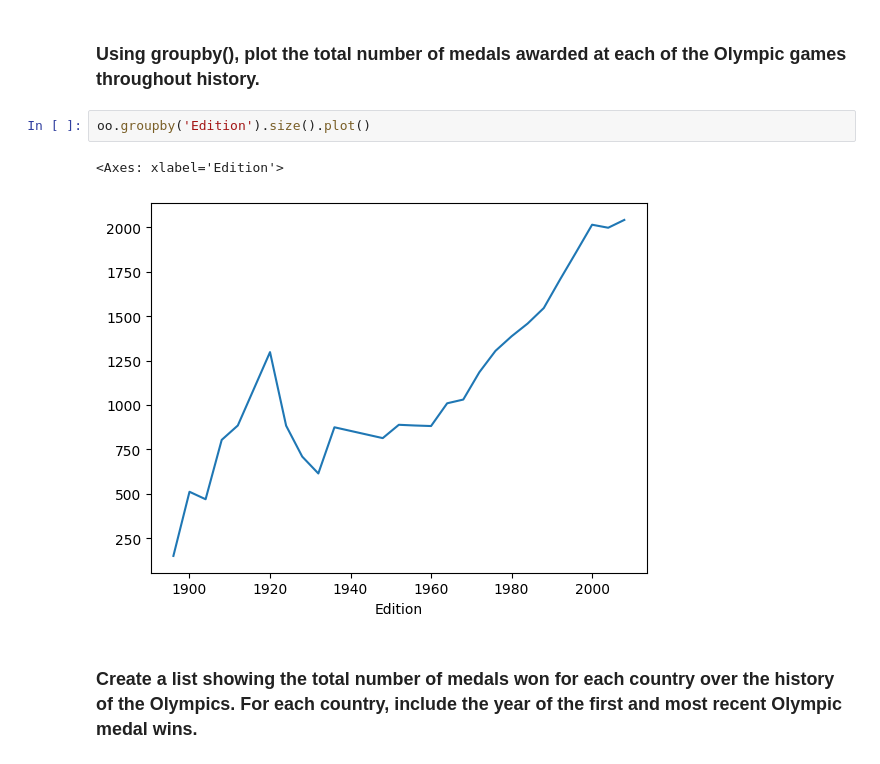
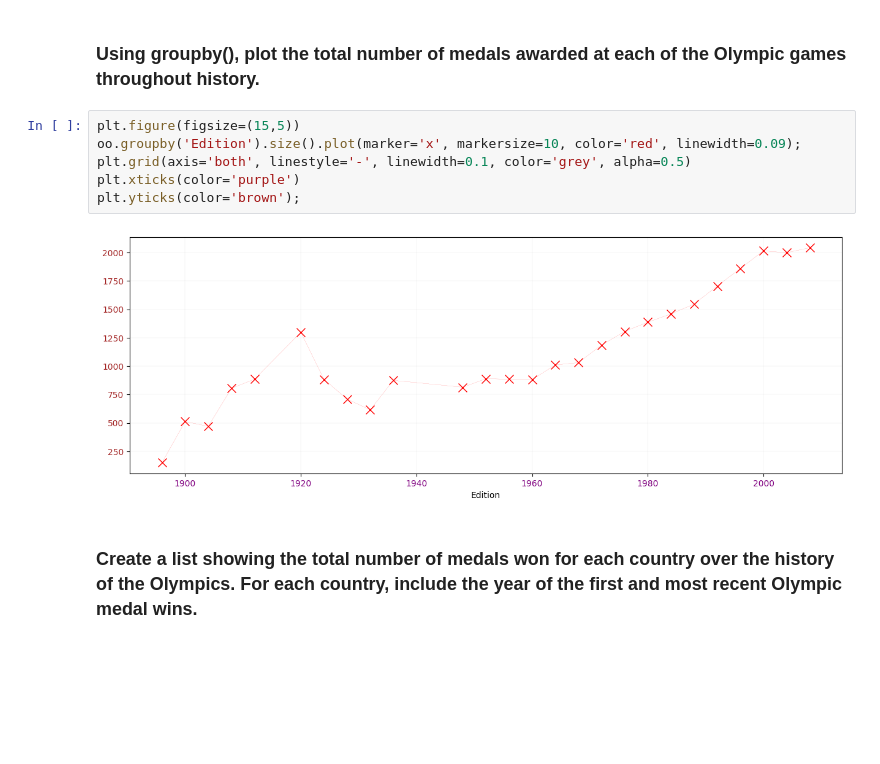
Before and after one commit to krishnabhunia/VSCode-Programs, a Jupyter notebook: pandas_linkedin_essential_code/Ch07 Groupby Solution.ipynb, the cells around one changed output. Cells and saved outputs as stored; diff of their text form; blank space fills up the shorter version.

```diff
--- a/pandas_linkedin_essential_code/Ch07 Groupby Solution.ipynb
+++ b/pandas_linkedin_essential_code/Ch07 Groupby Solution.ipynb
@@ -16,11 +16,14 @@ oo.head()
 | 4 | Athens | 1896 | Aquatics | Swimming | CHASAPIS, Spiridon | GRE | Men | 100m freestyle for sailors | M | Silver |
 # %% [markdown]
 ### Using groupby(), plot the total number of medals awarded at each of the Olympic games throughout history.
-# %%
-oo.groupby('Edition').size().plot()
-# %% [output]
-<Axes: xlabel='Edition'>
-[figure, removed]
+# %%
+plt.figure(figsize=(15,5))
+oo.groupby('Edition').size().plot(marker='x', markersize=10, color='red', linewidth=0.09);
+plt.grid(axis='both', linestyle='-', linewidth=0.1, color='grey', alpha=0.5)
+plt.xticks(color='purple')
+plt.yticks(color='brown');
+# %% [output]
+[figure, added]
 # %% [markdown]
 ### Create a list showing the total number of medals won for each country over the history of the Olympics. For each country, include the year of the first and most recent Olympic medal wins.
 # %%
```
